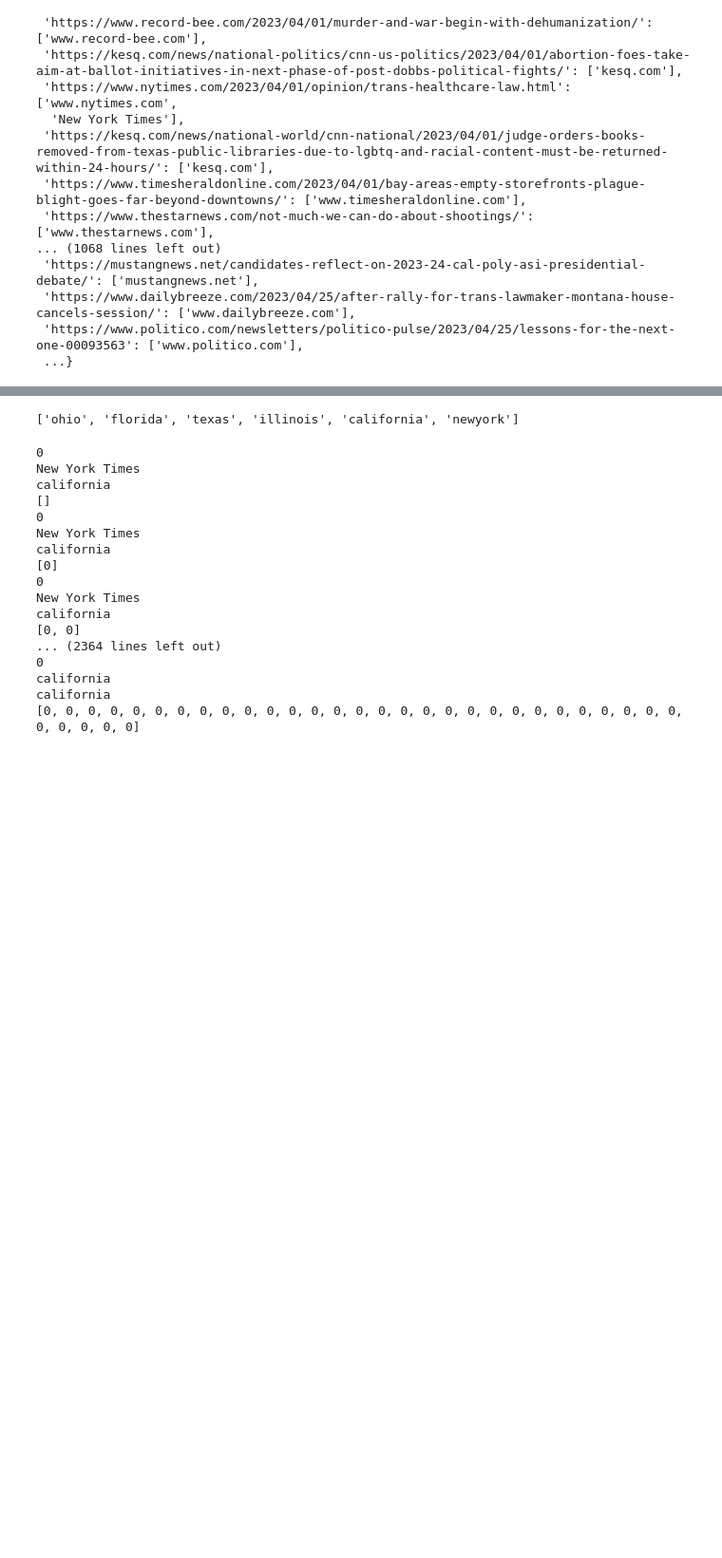
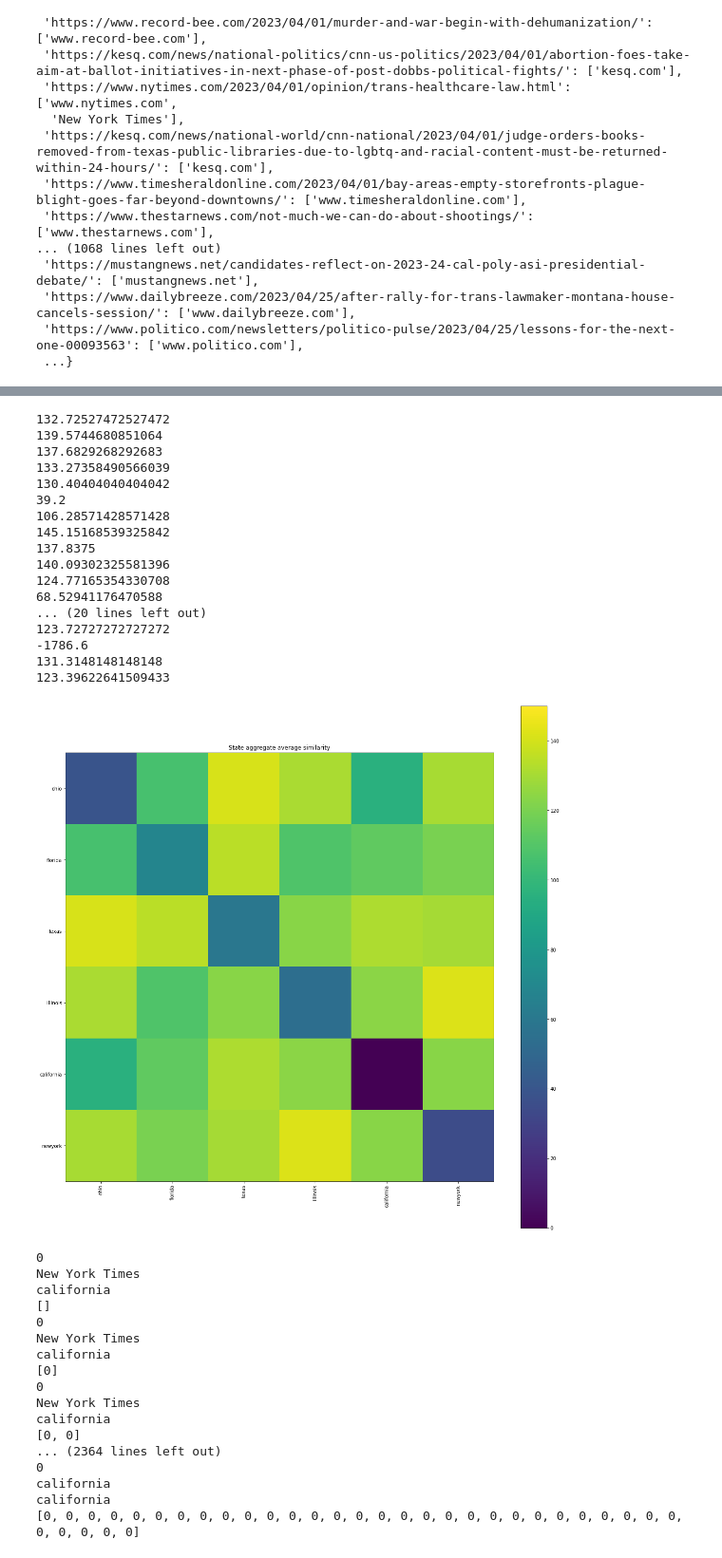
Before and after one commit to asmithh/trans-fer-entropy, a Jupyter notebook: extra_analyses/similarity_network.ipynb, the cells around one changed output, grey strips where cells are left out. Shown at 95% size. Drawn from its saved outputs; the diff is of its cells as text; code cells hidden in the pictures; blank space fills up the shorter version.

```diff
--- a/extra_analyses/similarity_network.ipynb
+++ b/extra_analyses/similarity_network.ipynb
@@ -129,36 +171,60 @@ S = nx.subgraph_view(
     G, lambda b: domain_info.get(b, domain_info.get('www.' + b, None)) in set(
         ['texas', 'california', 'newyork', 'florida', 'illinois', 'ohio'])
 )
-# %%
-H = ca
-for e in H.edges:
-    dist_list = H.get_edge_data(e[0], e[1])['dist_list']
-    H.edges[e[0], e[1]]['dist_list'] = 150 - np.mean(dist_list)
-
-nx.write_gexf(H, "ca_title_only.gexf")
 # %%
 import numpy as np
 H = S
 J = nx.Graph()
 tups_state = {}
 for e in H.edges:
     dist_list = H.get_edge_data(e[0], e[1])['dist_list']
     if outlet_info[e[0]] in tups_state:
         if outlet_info[e[1]] in tups_state[outlet_info[e[0]]]:
             tups_state[outlet_info[e[0]]][outlet_info[e[1]]] = tups_state[outlet_info[e[0]]][outlet_info[e[1]]] + dist_list
         else:
             tups_state[outlet_info[e[0]]][outlet_info[e[1]]] = dist_list
     else:
         tups_state[outlet_info[e[0]]] = {outlet_info[e[1]]: dist_list}
 
 for k, v in tups_state.items():
     for kv, vv in v.items():
         J.add_edge(k, kv, mean_dist=150-np.mean(vv))
+        print(150 - np.mean(vv))
 
-nx.write_gexf(J, "states.gexf")
-print(J.nodes)
+mtx = np.zeros((len(J.nodes), len(J.nodes)))
+
+for ix1, node1 in enumerate(J.nodes):
+    for ix2, node2 in enumerate(J.nodes):
+        try:
+            mtx[ix1, ix2] = J.edges[node1, node2]['mean_dist']
+        except Exception as e:
+            continue
+            print('oops')
+img = plt.imshow(mtx, vmin=0, vmax=150, cmap='viridis')
+plt.colorbar(img)
+plt.title('State aggregate average similarity')
+plt.xticks([i for i in range(len(J.nodes))], [str(n) for n in J.nodes], rotation=90)
+plt.yticks([i for i in range(len(J.nodes))], [n for n in J.nodes])
+plt.savefig('state_similarity.svg')
 # %% [output]
-['ohio', 'florida', 'texas', 'illinois', 'california', 'newyork']
+132.72527472527472
+139.5744680851064
+137.6829268292683
+133.27358490566039
+130.40404040404042
+39.2
+106.28571428571428
+145.15168539325842
+137.8375
+140.09302325581396
+124.77165354330708
+68.52941176470588
+... (20 lines left out)
+123.72727272727272
+-1786.6
+131.3148148148148
+123.39622641509433
+[figure, added]
 # %%
 nx.write_gexf(G, "outlet_similarity_not_messed_up.gexf")
 # %%
```
Also changed, not shown: parts of 3 cells of this notebook, 7 other files.
